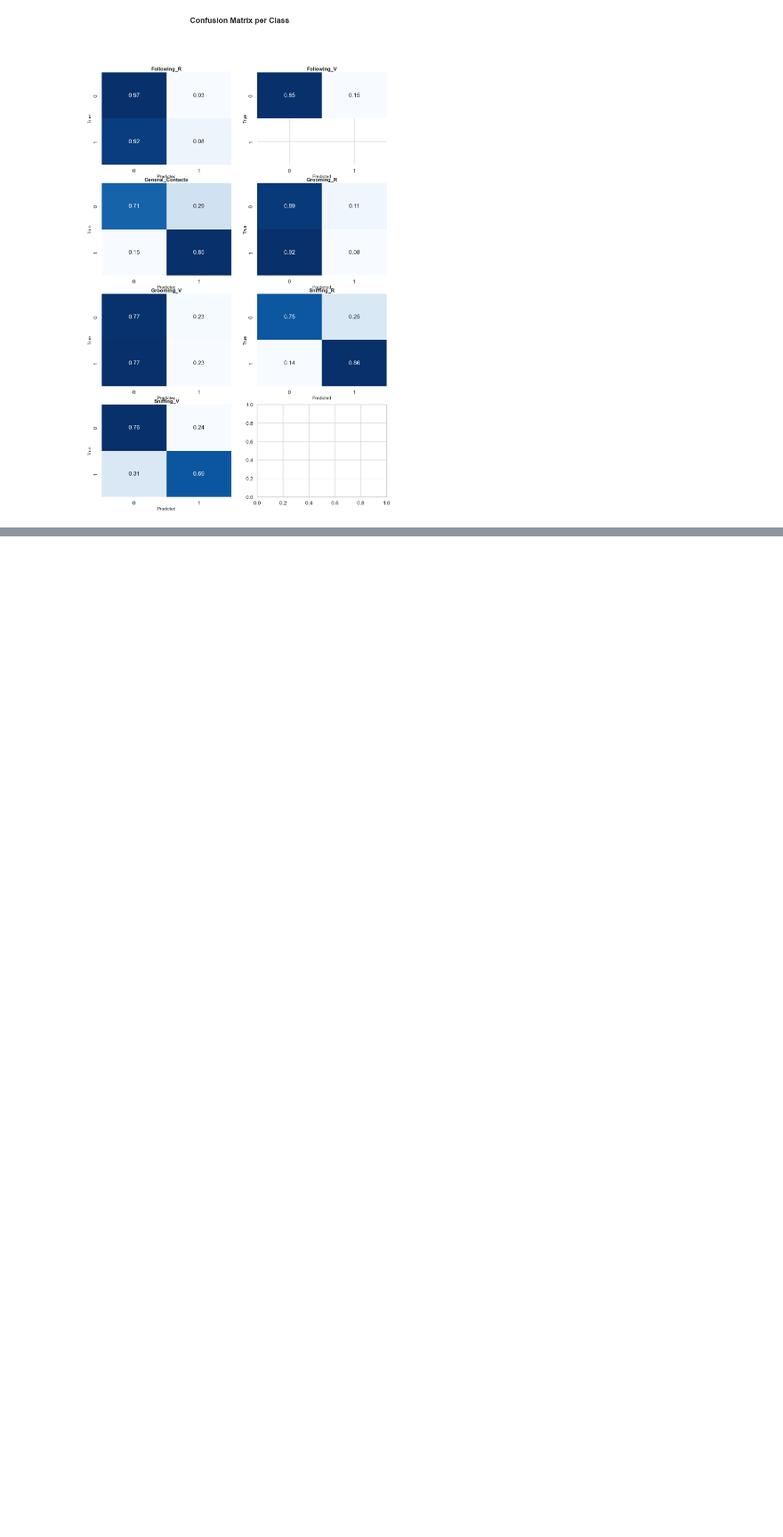
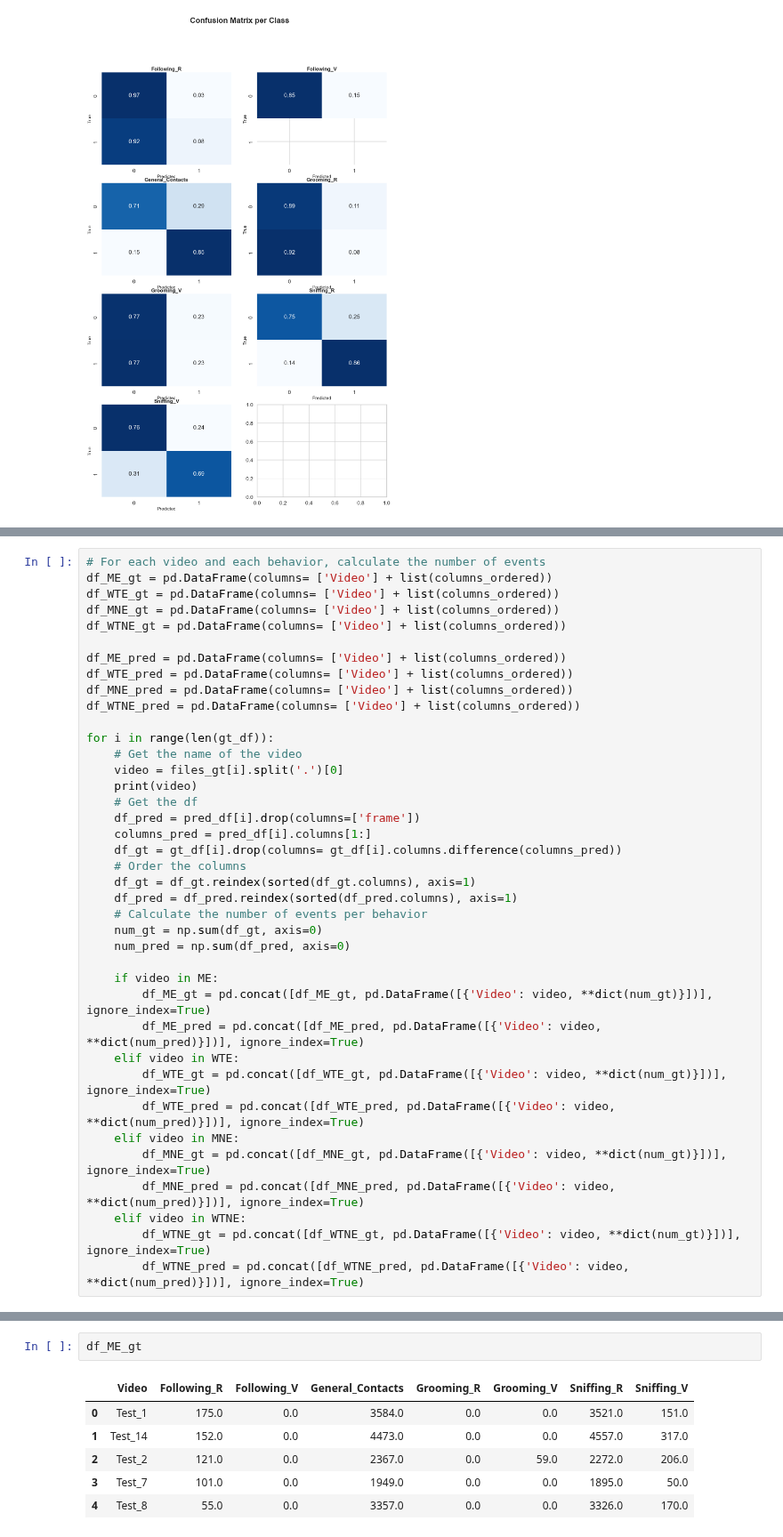
Before and after one commit to JulianAlvarezdeGiorgi/Behavioral_Tagging_of_Mice_in_multiple_Mice_setup_using_Deep_Learning, a Jupyter notebook: src/results.ipynb, the cells around one changed output, grey strips where cells are left out. Shown at 89% size. Drawn from its saved outputs; the diff is of its cells as text; blank space fills up the shorter version.

```diff
--- a/src/results.ipynb
+++ b/src/results.ipynb
@@ -522,0 +665,39 @@ plt.show()
+# %%
+# For each video and each behavior, calculate the number of events
+df_ME_gt = pd.DataFrame(columns= ['Video'] + list(columns_ordered))
+df_WTE_gt = pd.DataFrame(columns= ['Video'] + list(columns_ordered))
+df_MNE_gt = pd.DataFrame(columns= ['Video'] + list(columns_ordered))
+df_WTNE_gt = pd.DataFrame(columns= ['Video'] + list(columns_ordered))
+
+df_ME_pred = pd.DataFrame(columns= ['Video'] + list(columns_ordered))
+df_WTE_pred = pd.DataFrame(columns= ['Video'] + list(columns_ordered))
+df_MNE_pred = pd.DataFrame(columns= ['Video'] + list(columns_ordered))
+df_WTNE_pred = pd.DataFrame(columns= ['Video'] + list(columns_ordered))
+
+for i in range(len(gt_df)):
+    # Get the name of the video
+    video = files_gt[i].split('.')[0]
+    print(video)
+    # Get the df
+    df_pred = pred_df[i].drop(columns=['frame'])
+    columns_pred = pred_df[i].columns[1:]
+    df_gt = gt_df[i].drop(columns= gt_df[i].columns.difference(columns_pred))
+    # Order the columns
+    df_gt = df_gt.reindex(sorted(df_gt.columns), axis=1)
+    df_pred = df_pred.reindex(sorted(df_pred.columns), axis=1)
+    # Calculate the number of events per behavior
+    num_gt = np.sum(df_gt, axis=0)
+    num_pred = np.sum(df_pred, axis=0)
+
+    if video in ME:
+        df_ME_gt = pd.concat([df_ME_gt, pd.DataFrame([{'Video': video, **dict(num_gt)}])], ignore_index=True)
+        df_ME_pred = pd.concat([df_ME_pred, pd.DataFrame([{'Video': video, **dict(num_pred)}])], ignore_index=True)
+    elif video in WTE:
+        df_WTE_gt = pd.concat([df_WTE_gt, pd.DataFrame([{'Video': video, **dict(num_gt)}])], ignore_index=True)
+        df_WTE_pred = pd.concat([df_WTE_pred, pd.DataFrame([{'Video': video, **dict(num_pred)}])], ignore_index=True)
+    elif video in MNE:
+        df_MNE_gt = pd.concat([df_MNE_gt, pd.DataFrame([{'Video': video, **dict(num_gt)}])], ignore_index=True)
+        df_MNE_pred = pd.concat([df_MNE_pred, pd.DataFrame([{'Video': video, **dict(num_pred)}])], ignore_index=True)
+    elif video in WTNE:
+        df_WTNE_gt = pd.concat([df_WTNE_gt, pd.DataFrame([{'Video': video, **dict(num_gt)}])], ignore_index=True)
+        df_WTNE_pred = pd.concat([df_WTNE_pred, pd.DataFrame([{'Video': video, **dict(num_pred)}])], ignore_index=True)
@@ -522,0 +721,9 @@ plt.show()
+# %%
+df_ME_gt
+# %% [output]
+|  | Video | Following_R | Following_V | General_Contacts | Grooming_R | Grooming_V | Sniffing_R | Sniffing_V |
+| 0 | Test_1 | 175.0 | 0.0 | 3584.0 | 0.0 | 0.0 | 3521.0 | 151.0 |
+| 1 | Test_14 | 152.0 | 0.0 | 4473.0 | 0.0 | 0.0 | 4557.0 | 317.0 |
+| 2 | Test_2 | 121.0 | 0.0 | 2367.0 | 0.0 | 59.0 | 2272.0 | 206.0 |
+| 3 | Test_7 | 101.0 | 0.0 | 1949.0 | 0.0 | 0.0 | 1895.0 | 50.0 |
+| 4 | Test_8 | 55.0 | 0.0 | 3357.0 | 0.0 | 0.0 | 3326.0 | 170.0 |
```
Also changed, not shown: parts of 24 cells of this notebook, 1 other file.
